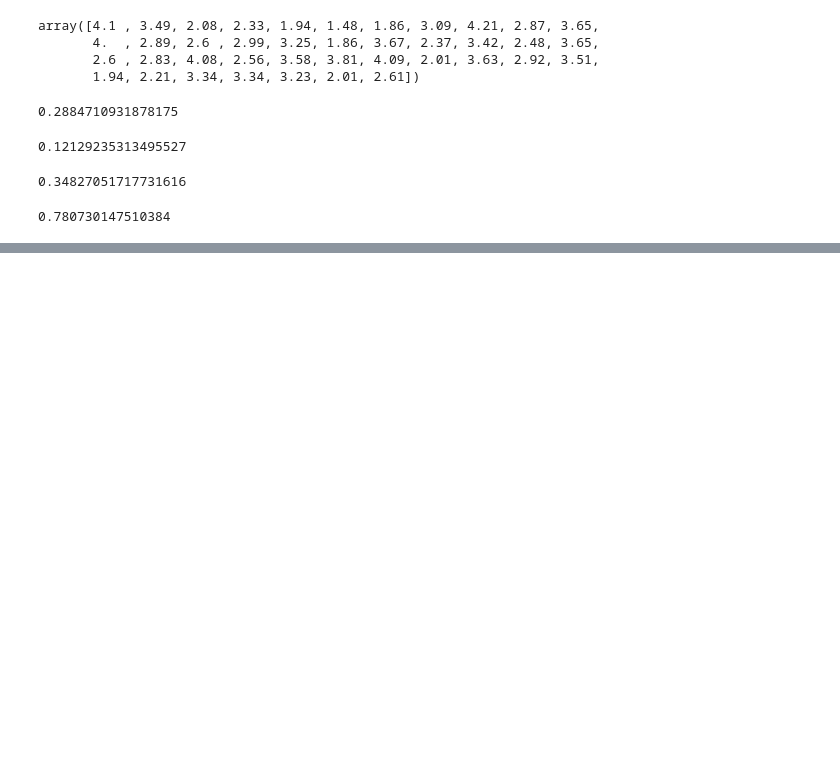
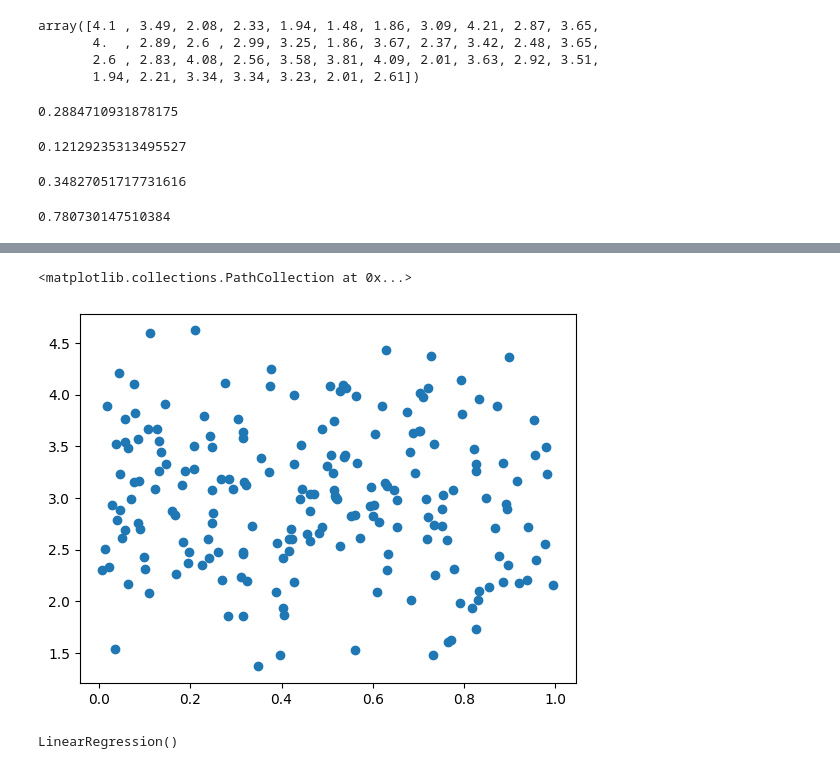
Before and after one commit to soyab266/data-science, a Jupyter notebook: LR.ipynb, the cells around one changed output, grey strips where cells are left out. Saved outputs shown, nothing was run; the diff lists cells and outputs as text; code cells hidden in the pictures; blank space fills up the shorter version.

```diff
--- a/LR.ipynb
+++ b/LR.ipynb
@@ -167,3 +167,9 @@ np.sqrt(mean_squared_error(y_test, y_pred))
 r2_score(y_test, y_pred)
 # %% [output]
 0.780730147510384
+# %%
+new_df=df.copy()
+# %%
+new_df['random_feature']=np.random.random(200)
+# %%
+new_df=new_df[['cgpa','random_feature','package']]
@@ -169,0 +192,5 @@ r2_score(y_test, y_pred)
+# %%
+plt.scatter(new_df['random_feature'], new_df['package'])
+# %% [output]
+<matplotlib.collections.PathCollection at 0x...>
+[figure, added]
@@ -169,0 +202,4 @@ r2_score(y_test, y_pred)
+# %%
+lr.fit(x_train, y_train)
+# %% [output]
+LinearRegression()
```
Also changed, not shown: parts of 6 cells of this notebook.
